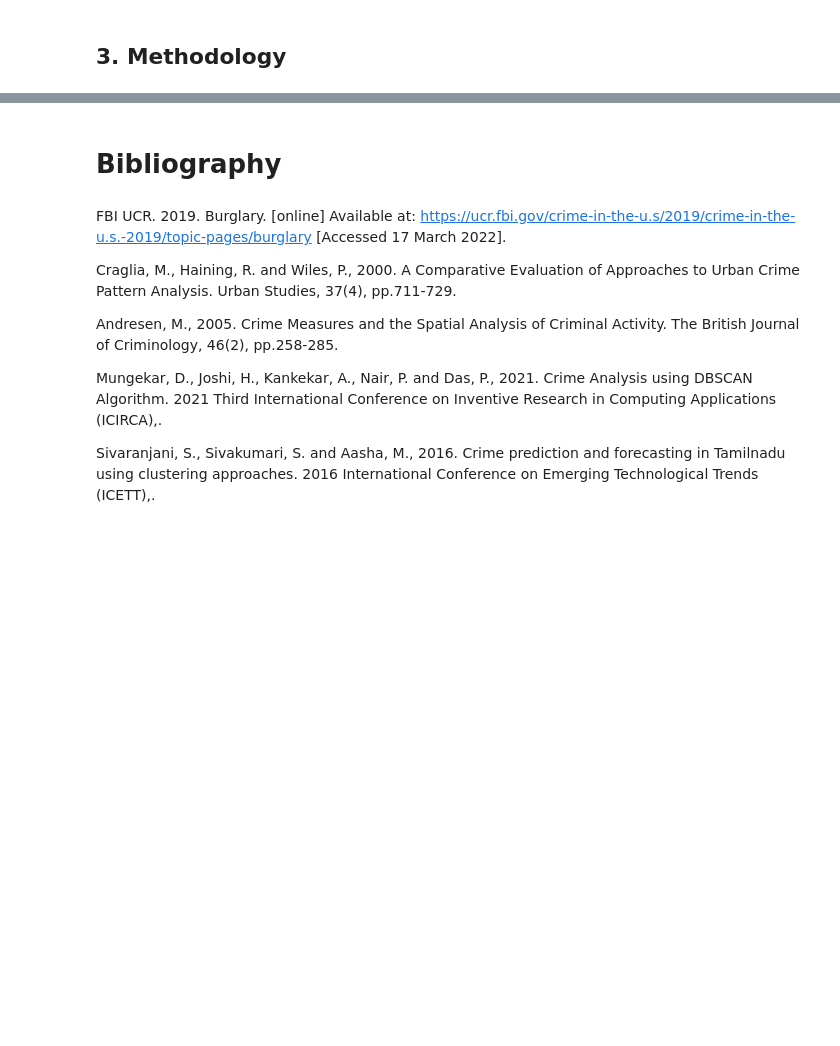
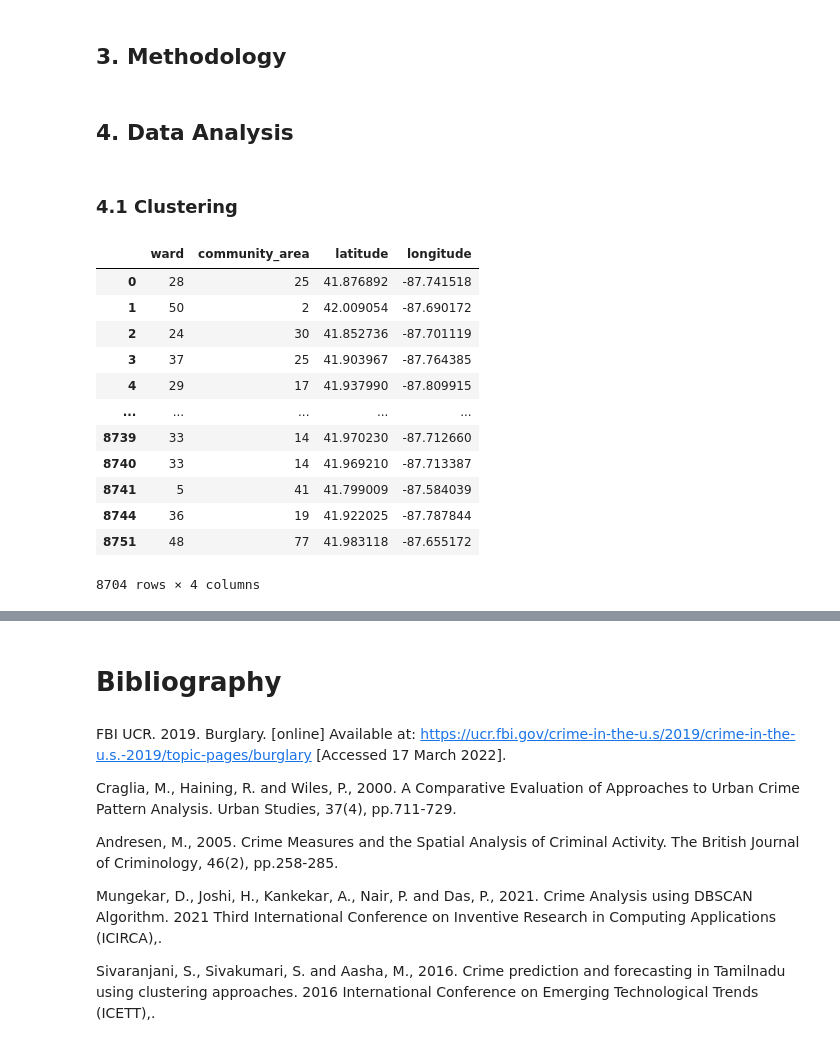
Before and after one commit to NijunJiang/CASA_CW, a Jupyter notebook: coursework.ipynb, the cells around one changed output, grey strips where cells are left out. Drawn from its saved outputs; the diff is of its cells as text; code cells hidden in the pictures; blank space fills up the shorter version.

```diff
--- a/coursework.ipynb
+++ b/coursework.ipynb
@@ -256,2 +264,22 @@ geodata.plot(ax=ax, color="red", markersize=1)
 # %% [markdown]
 ## 3. Methodology
+# %% [markdown]
+## 4. Data Analysis
+# %% [markdown]
+### 4.1 Clustering
+# %%
+BURGLARY_2020_spatial
+# %% [output]
+|  | ward | community_area | latitude | longitude |
+| 0 | 28 | 25 | 41.876892 | -87.741518 |
+| 1 | 50 | 2 | 42.009054 | -87.690172 |
+| 2 | 24 | 30 | 41.852736 | -87.701119 |
+| 3 | 37 | 25 | 41.903967 | -87.764385 |
+| 4 | 29 | 17 | 41.937990 | -87.809915 |
+| ... | ... | ... | ... | ... |
+| 8739 | 33 | 14 | 41.970230 | -87.712660 |
+| 8740 | 33 | 14 | 41.969210 | -87.713387 |
+| 8741 | 5 | 41 | 41.799009 | -87.584039 |
+| 8744 | 36 | 19 | 41.922025 | -87.787844 |
+| 8751 | 48 | 77 | 41.983118 | -87.655172 |
+8704 rows × 4 columns
```
Also changed, not shown: parts of 5 cells of this notebook.
